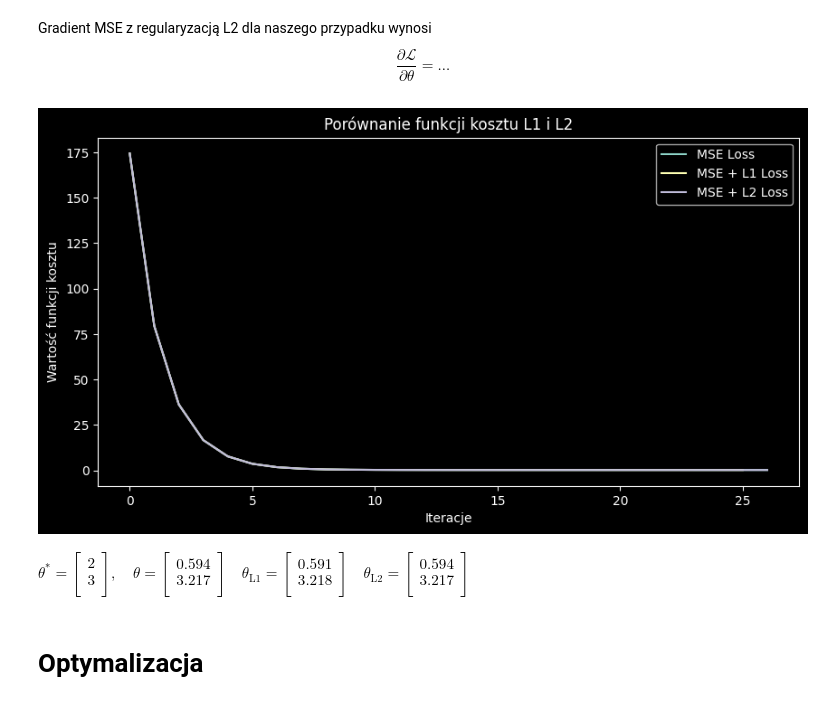
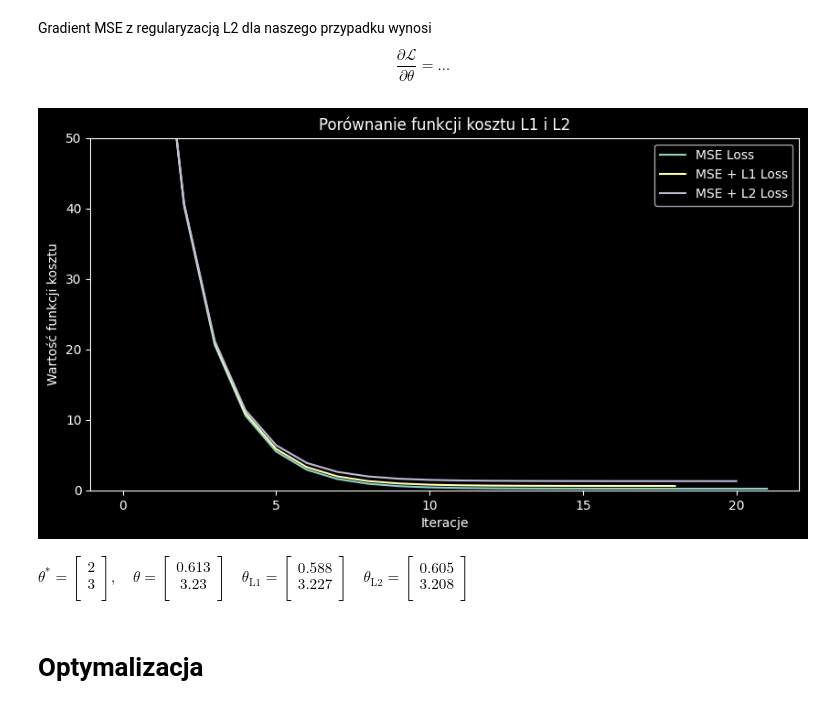
Before and after one commit to Eikthyrnir/UAM_labs, a Jupyter notebook: w3/03_regularyzacja.ipynb, the cells around one changed output. Cells and saved outputs as stored; diff of their text form; code cells hidden in the pictures.

```diff
--- a/w3/03_regularyzacja.ipynb
+++ b/w3/03_regularyzacja.ipynb
@@ -192,7 +192,7 @@ $$
 \nabla \mathcal{L} = \frac{1}{m} X^T (X\theta - y) + \lambda \cdot \text{sign}(\theta)
 $$
 # %%
-def loss_lm_l1(theta: np.matrix, X: np.matrix, y: np.matrix, lambda_: float = 0.001) -> float:
+def loss_lm_l1(theta: np.matrix, X: np.matrix, y: np.matrix, lambda_: float = 0.1) -> float:
     """Funkcji kosztu/straty (ang. cost/loss/error function) dla regresji liniowej wraz z regularyzacją L1,
     która pomoga zerować nieistotne wagi.
 
@@ -211,7 +211,7 @@ def loss_lm_l1(theta: np.matrix, X: np.matrix, y: np.matrix, lambda_: float = 0.
     return J.item()
 
 
-def loss_lm_l1_derivative(theta: np.matrix, X: np.matrix, y: np.matrix, lambda_: float = 0.001) -> np.matrix:
+def loss_lm_l1_derivative(theta: np.matrix, X: np.matrix, y: np.matrix, lambda_: float = 0.1) -> np.matrix:
     """Gradient funkcji kosztu dla regresji liniowej z regularyzacją L1.
 
     Args:
@@ -266,45 +266,47 @@ W tym wypadku parametr $\lambda$ jest nazywany często `weight decay`.
 Gradient MSE z regularyzacją L2 dla naszego przypadku wynosi
 $$\frac{\partial \mathcal{L}}{\partial \theta} = \dots$$
 # %%
-def loss_lm_l2(theta: np.matrix, X: np.matrix, y: np.matrix, lambda_: float = 0.001) -> float:
+def loss_lm_l2(theta: np.matrix, X: np.matrix, y: np.matrix, lambda_: float = 0.1) -> float:
     m = len(y)
     J = (1.0 / (2.0 * m)) * ((X * theta - y).T * (X * theta - y)) + lambda_ * np.sum(np.square(theta))
     return J.item()
 
 
-def loss_lm_l2_derivative(theta: np.matrix, X: np.matrix, y: np.matrix, lambda_: float = 0.001) -> np.matrix:
+def loss_lm_l2_derivative(theta: np.matrix, X: np.matrix, y: np.matrix, lambda_: float = 0.1) -> np.matrix:
     grad = (1.0 / len(y)) * (X.T * (X * theta - y)) + lambda_ * 2 * theta
     return grad
 # %%
 # porównanie
 X, y, theta_true = generate_data(m=100)
 theta_init = np.matrix(np.zeros((2, 1)))
 
 theta_lm, logs_lm = gradient_descent_lm(loss_lm, loss_lm_derivative, theta_init, X, y, alpha=0.01)
 theta_l1, logs_l1 = gradient_descent_lm(loss_lm_l1, loss_lm_l1_derivative, theta_init, X, y, alpha=0.01)
 theta_l2, logs_l2 = gradient_descent_lm(loss_lm_l2, loss_lm_l2_derivative, theta_init, X, y, alpha=0.01)
 plt.figure(figsize=(10, 5))
 
 plt.plot([log[0] for log in logs_lm], label="MSE Loss")
 plt.plot([log[0] for log in logs_l1], label="MSE + L1 Loss")
 plt.plot([log[0] for log in logs_l2], label="MSE + L2 Loss")
 
+plt.ylim((0, 50))
+
 plt.xlabel("Iteracje")
 plt.ylabel("Wartość funkcji kosztu")
 plt.title("Porównanie funkcji kosztu L1 i L2")
 plt.legend()
 plt.show()
 
 display(
     Math(
         '\\theta^{*}=' + f'{display_matrix(theta_true)},'
         + '\quad \\theta=' + f'{display_matrix(theta_lm)}'
         + '\quad \\theta_{\\text{L1}}=' + f'{display_matrix(theta_l1)}'
         + '\quad \\theta_{\\text{L2}}=' + f'{display_matrix(theta_l2)}'),
 )
 # %% [output]
-[figure, old version]
+[figure, new version]
-$\displaystyle \theta^{*}=\begin{bmatrix} 2 \\ 3 \\ \end{bmatrix},\quad \theta=\begin{bmatrix} 0.594 \\ 3.217 \\ \end{bmatrix}\quad \theta_{\text{L1}}=\begin{bmatrix} 0.591 \\ 3.218 \\ \end{bmatrix}\quad \theta_{\text{L2}}=\begin{bmatrix} 0.594 \\ 3.217 \\ \end{bmatrix}$
+$\displaystyle \theta^{*}=\begin{bmatrix} 2 \\ 3 \\ \end{bmatrix},\quad \theta=\begin{bmatrix} 0.613 \\ 3.23 \\ \end{bmatrix}\quad \theta_{\text{L1}}=\begin{bmatrix} 0.588 \\ 3.227 \\ \end{bmatrix}\quad \theta_{\text{L2}}=\begin{bmatrix} 0.605 \\ 3.208 \\ \end{bmatrix}$
 # %% [markdown]
 # Optymalizacja
 # %% [markdown]
```
Also changed, not shown: parts of 6 cells of this notebook.
